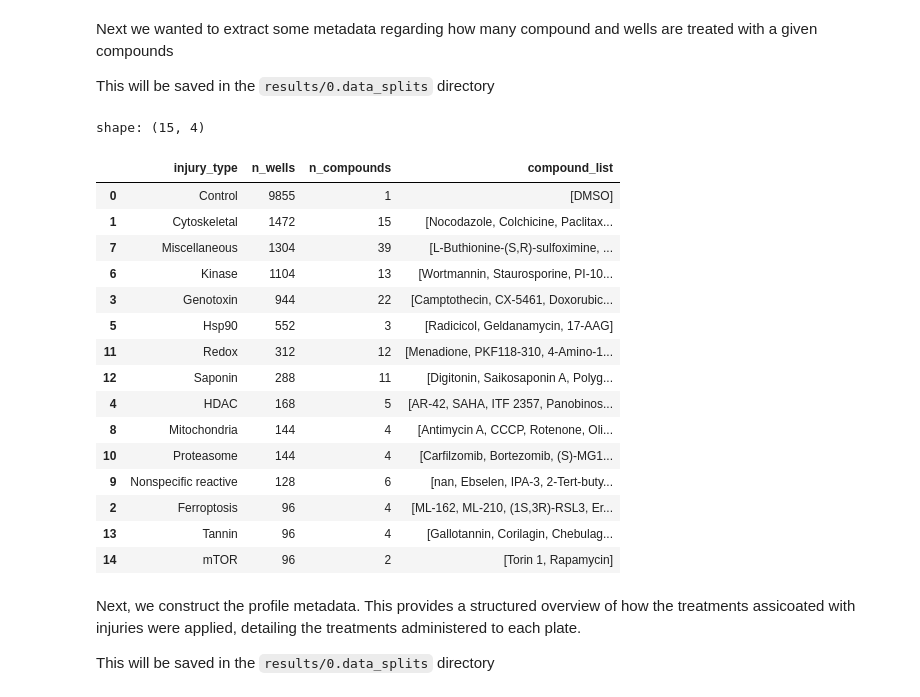
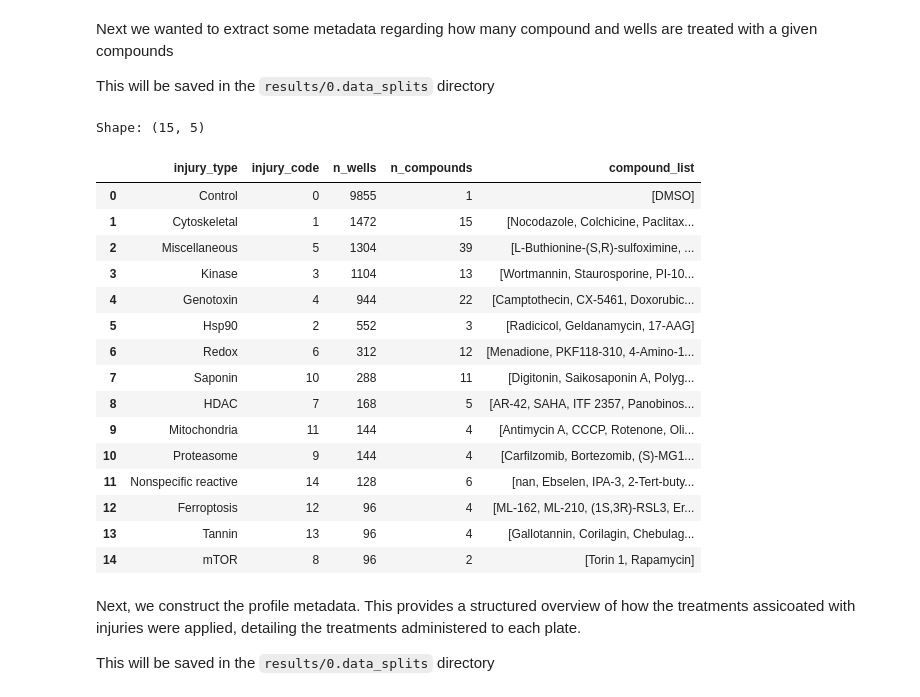
Before and after one commit to axiomcura/predicting-cell-injury-compounds, a Jupyter notebook: notebooks/1.data_splits/1.data_splits.ipynb, the cells around one changed output. Drawn from its saved outputs; the diff is of its cells as text; code cells hidden in the pictures.

```diff
--- a/notebooks/1.data_splits/1.data_splits.ipynb
+++ b/notebooks/1.data_splits/1.data_splits.ipynb
@@ -113,43 +114,33 @@ cell_injury_well_counts
 Next we wanted to extract some metadata regarding how many compound and wells are treated with a given compounds
 
 This will be saved in the `results/0.data_splits` directory
-# %%
-meta_injury = []
-for injury_type, df in fs_profile_df.groupby("injury_type"):
-    # extract n_wells, n_compounds and unique compounds per injury_type
-    n_wells = df.shape[0]
-    unique_compounds = list(df["Compound Name"].unique())
-    n_compounds = len(unique_compounds)
-
-    # store information
-    meta_injury.append([injury_type, n_wells, n_compounds, unique_compounds])
-
-injury_meta_df = pd.DataFrame(
-    meta_injury, columns=["injury_type", "n_wells", "n_compounds", "compound_list"]
-).sort_values("n_wells", ascending=False)
-injury_meta_df.to_csv(data_split_dir / "injury_well_counts_table.csv", index=False)
-
-# display
-print("shape:", injury_meta_df.shape)
-injury_meta_df
-# %% [output]
-shape: (15, 4)
-|  | injury_type | n_wells | n_compounds | compound_list |
-| 0 | Control | 9855 | 1 | [DMSO] |
-| 1 | Cytoskeletal | 1472 | 15 | [Nocodazole, Colchicine, Paclitax... |
-| 7 | Miscellaneous | 1304 | 39 | [L-Buthionine-(S,R)-sulfoximine, ... |
-| 6 | Kinase | 1104 | 13 | [Wortmannin, Staurosporine, PI-10... |
-| 3 | Genotoxin | 944 | 22 | [Camptothecin, CX-5461, Doxorubic... |
-| 5 | Hsp90 | 552 | 3 | [Radicicol, Geldanamycin, 17-AAG] |
-| 11 | Redox | 312 | 12 | [Menadione, PKF118-310, 4-Amino-1... |
-| 12 | Saponin | 288 | 11 | [Digitonin, Saikosaponin A, Polyg... |
-| 4 | HDAC | 168 | 5 | [AR-42, SAHA, ITF 2357, Panobinos... |
-| 8 | Mitochondria | 144 | 4 | [Antimycin A, CCCP, Rotenone, Oli... |
-| 10 | Proteasome | 144 | 4 | [Carfilzomib, Bortezomib, (S)-MG1... |
-| 9 | Nonspecific reactive | 128 | 6 | [nan, Ebselen, IPA-3, 2-Tert-buty... |
-| 2 | Ferroptosis | 96 | 4 | [ML-162, ML-210, (1S,3R)-RSL3, Er... |
-| 13 | Tannin | 96 | 4 | [Gallotannin, Corilagin, Chebulag... |
-| 14 | mTOR | 96 | 2 | [Torin 1, Rapamycin] |
+# %%
+# get summary information and save it
+injury_before_holdout_info_df = get_injury_treatment_info(
+    profile=fs_profile_df, groupby_key="injury_type"
+).reset_index(drop=True)
+
+# display
+print("Shape:", injury_before_holdout_info_df.shape)
+injury_before_holdout_info_df
+# %% [output]
+Shape: (15, 5)
+|  | injury_type | injury_code | n_wells | n_compounds | compound_list |
+| 0 | Control | 0 | 9855 | 1 | [DMSO] |
+| 1 | Cytoskeletal | 1 | 1472 | 15 | [Nocodazole, Colchicine, Paclitax... |
+| 2 | Miscellaneous | 5 | 1304 | 39 | [L-Buthionine-(S,R)-sulfoximine, ... |
+| 3 | Kinase | 3 | 1104 | 13 | [Wortmannin, Staurosporine, PI-10... |
+| 4 | Genotoxin | 4 | 944 | 22 | [Camptothecin, CX-5461, Doxorubic... |
+| 5 | Hsp90 | 2 | 552 | 3 | [Radicicol, Geldanamycin, 17-AAG] |
+| 6 | Redox | 6 | 312 | 12 | [Menadione, PKF118-310, 4-Amino-1... |
+| 7 | Saponin | 10 | 288 | 11 | [Digitonin, Saikosaponin A, Polyg... |
+| 8 | HDAC | 7 | 168 | 5 | [AR-42, SAHA, ITF 2357, Panobinos... |
+| 9 | Mitochondria | 11 | 144 | 4 | [Antimycin A, CCCP, Rotenone, Oli... |
+| 10 | Proteasome | 9 | 144 | 4 | [Carfilzomib, Bortezomib, (S)-MG1... |
+| 11 | Nonspecific reactive | 14 | 128 | 6 | [nan, Ebselen, IPA-3, 2-Tert-buty... |
+| 12 | Ferroptosis | 12 | 96 | 4 | [ML-162, ML-210, (1S,3R)-RSL3, Er... |
+| 13 | Tannin | 13 | 96 | 4 | [Gallotannin, Corilagin, Chebulag... |
+| 14 | mTOR | 8 | 96 | 2 | [Torin 1, Rapamycin] |
 # %% [markdown]
 Next, we construct the profile metadata. This provides a structured overview of how the treatments assicoated with injuries were applied, detailing the treatments administered to each plate.
 
```
Also changed, not shown: parts of 8 cells of this notebook, 59 other files.
